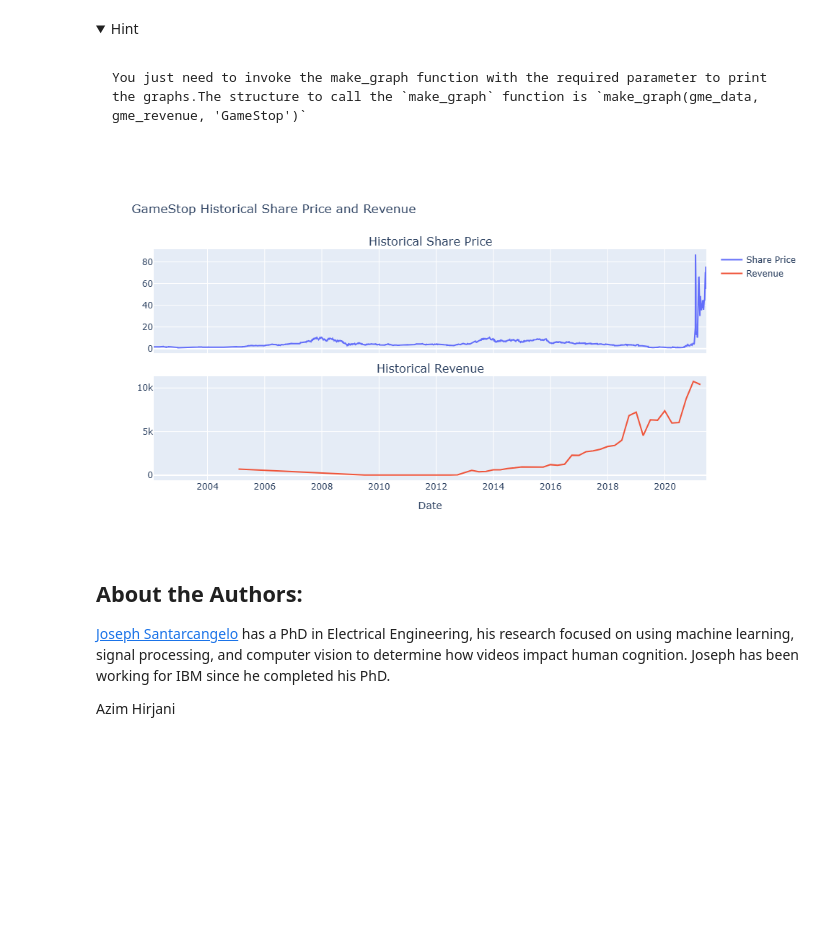
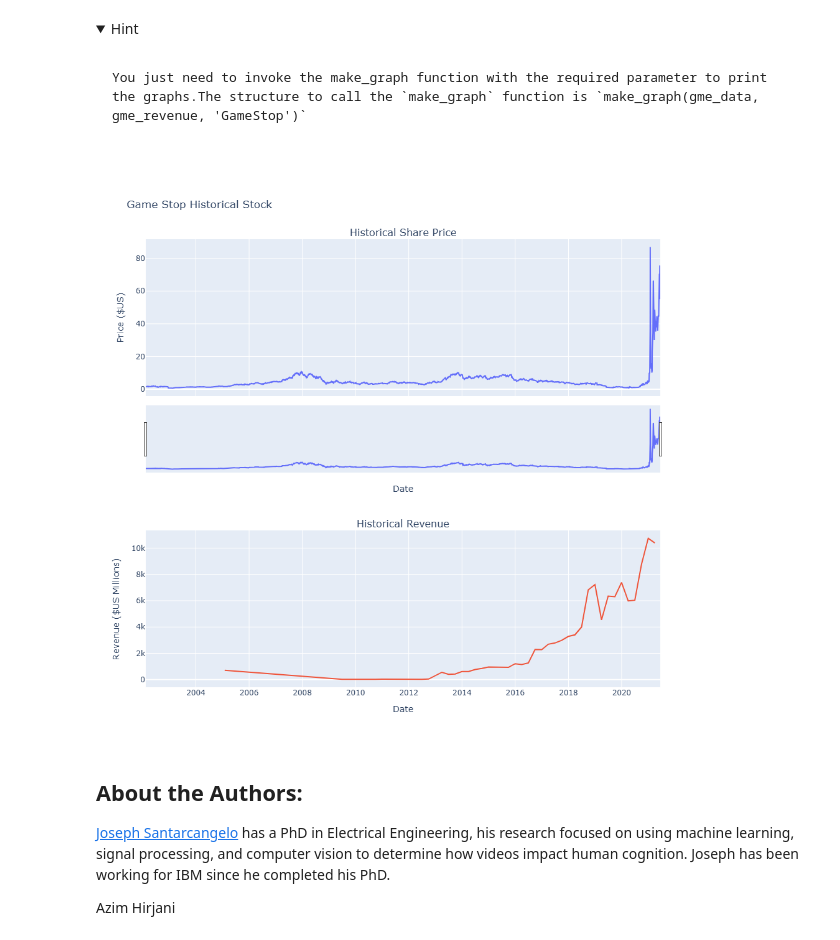
Before and after one commit to rams-star/shiva-respository, a Jupyter notebook: Python Project for DS(SR).ipynb, the cells around one changed output. Cells and saved outputs as stored; diff of their text form; code cells hidden in the pictures; folded sections open; blank space fills up the shorter version.

```diff
--- a/Python Project for DS(SR).ipynb
+++ b/Python Project for DS(SR).ipynb
@@ -323,31 +319,27 @@ You just need to invoke the make_graph function with the required parameter to p
 </details>
 # %%
 def make_graph(gme_data, gme_revenue, GameStop):
-    fig = make_subplots(rows=2, cols=1, shared_xaxes=True,subplot_titles=("Historical Share Price", "Historical Revenue"),
-                        vertical_spacing=0.1
-    )
-    # Filter data for specific dates
-    stock_data_specific = gme_data[gme_data['Date'] <= '2021-06-14']
-    revenue_data_specific = gme_revenue[gme_revenue['Date'] <= '2021-04-30']
-    # Add traces for stock data
-    fig.add_trace(
-        go.Scatter(x=pd.to_datetime(stock_data_specific['Date']), y=stock_data_specific['Close'].astype("float"), name="Share Price"),
-        row=1, col=1)
-    # Add traces for revenue data
-    fig.add_trace(
-        go.Scatter(x=pd.to_datetime(revenue_data_specific['Date']), y=revenue_data_specific['Revenue'].astype("float"), name="Revenue"),
-        row=2, col=1)
-    # Update layout
-    #fig.update_xaxes(title_text="Date", row=1, col=1)
+    fig = make_subplots(rows=2, cols=1, shared_xaxes=True, subplot_titles=("Historical Share Price", "Historical Revenue"),
+                        vertical_spacing = .3)
+    stock_data_specific = gme_data[gme_data.Date <= '2021-06-14']
+    revenue_data_specific = gme_revenue[gme_revenue.Date <= '2021-04-30']
+    fig.add_trace(go.Scatter(x=pd.to_datetime(stock_data_specific.Date), y=stock_data_specific.Close.astype("float"),
+                             name="Share Price"), row=1, col=1)
+    fig.add_trace(go.Scatter(x=pd.to_datetime(revenue_data_specific.Date), y=revenue_data_specific.Revenue.astype("float"),
+                             name="Revenue"), row=2, col=1)
+    fig.update_xaxes(title_text="Date", row=1, col=1)
     fig.update_xaxes(title_text="Date", row=2, col=1)
-    fig.update_layout(title_text=f"{GameStop} Historical Data", showlegend=True, height=500,
-                      title='GameStop Historical Share Price and Revenue')
+    fig.update_yaxes(title_text="Price ($US)", row=1, col=1)
+    fig.update_yaxes(title_text="Revenue ($US Millions)", row=2, col=1)
+    fig.update_layout(showlegend=False,
+    height=900,
+    title='Game Stop Historical Stock',
+    xaxis_rangeslider_visible=True)
+    fig.show()
 
-    fig.show()
+make_graph(gme_data, gme_revenue, 'GameStop')
+# %% [output]
+[figure, added]
-# %%
-make_graph(gme_data, gme_revenue, 'GameStop')
-# %% [output]
-[figure, removed]
 # %% [markdown]
 <h2>About the Authors:</h2>
 
```
Also changed, not shown: parts of 3 cells of this notebook.
